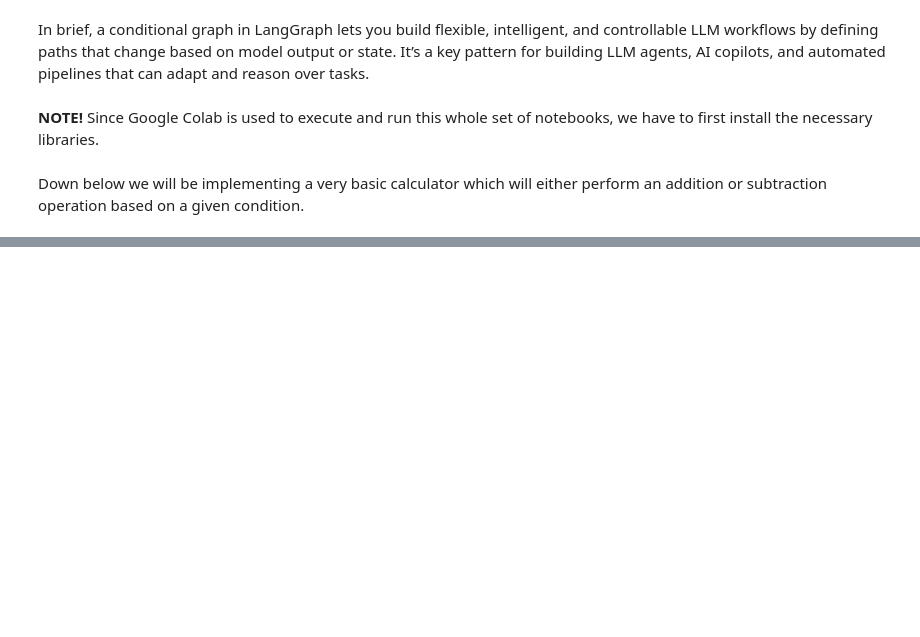
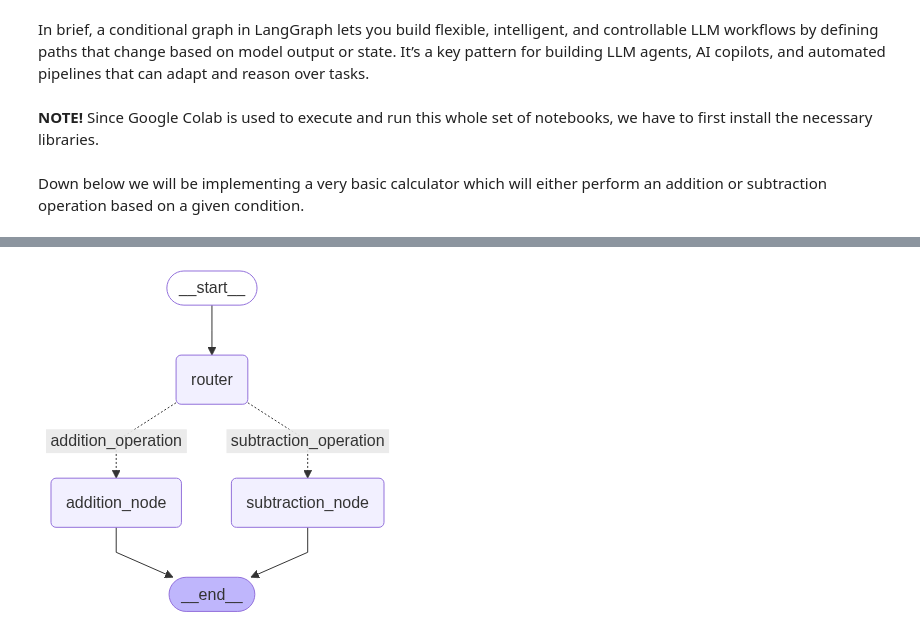
Before and after one commit to milad818/langgraph-tutorial, a Jupyter notebook: 03_conditional_graph.ipynb, the cells around one changed output, grey strips where cells are left out. Cells and saved outputs as stored; diff of their text form; code cells hidden in the pictures; blank space fills up the shorter version.

```diff
--- a/03_conditional_graph.ipynb
+++ b/03_conditional_graph.ipynb
@@ -115,0 +143,6 @@ def pick_next_node(state: AgentState) -> str:
+# %%
+# OR alternatively as you may already know
+from IPython.display import Image, display
+display(Image(app.get_graph().draw_mermaid_png()))
+# %% [output]
+[figure, added]
```
Also changed, not shown: parts of 2 cells of this notebook.
